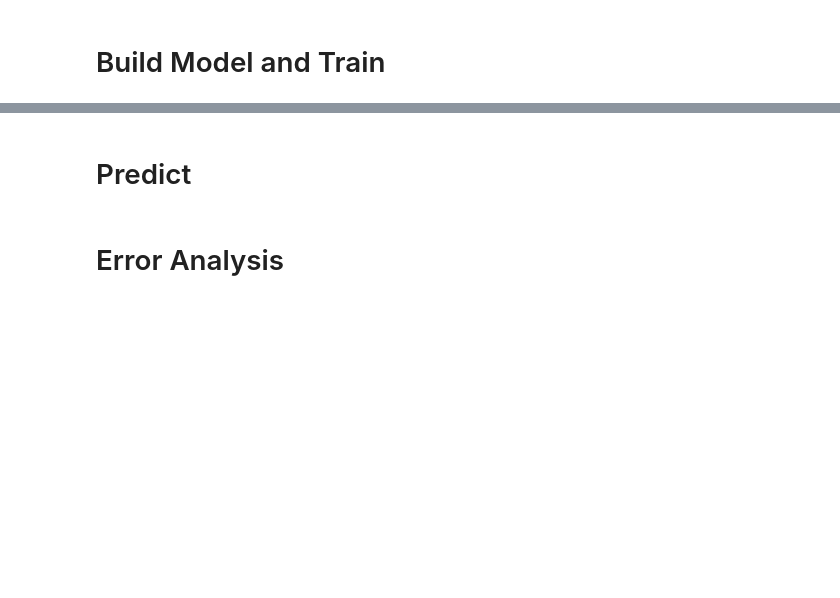
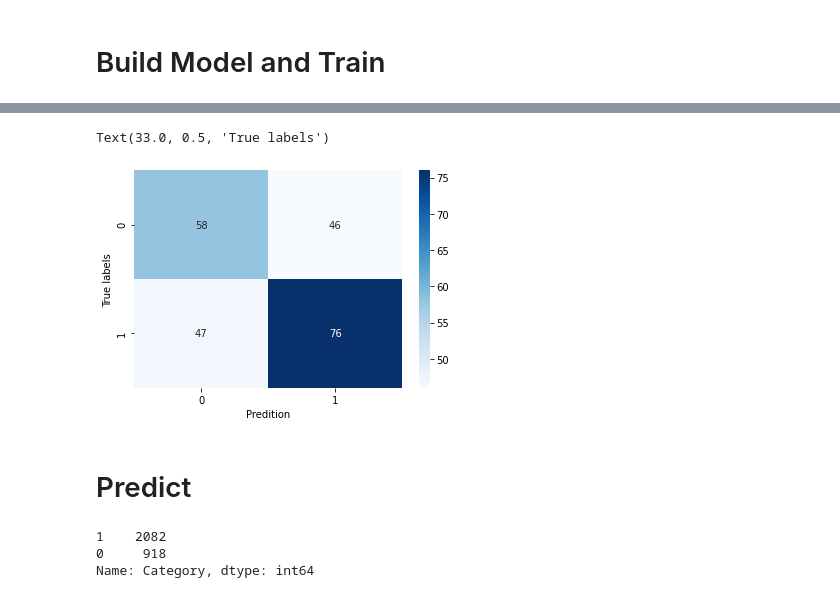
Before and after one commit to RuolinZheng08/ttic31190-natural-language-processing, a Jupyter notebook: hw4/rnn-classifier.ipynb, the cells around one changed output, grey strips where cells are left out. Cells and saved outputs as stored; diff of their text form; code cells hidden in the pictures; blank space fills up the shorter version.

```diff
--- a/hw4/rnn-classifier.ipynb
+++ b/hw4/rnn-classifier.ipynb
@@ -221,13 +223,9 @@ def eval(model, df, device, threshold=0.5):
     threshold: binary probability cutoff
     """
     preds = np.empty(len(df))
-    progress_bar_inner = trange(len(df))
-    for idx in progress_bar_inner:
+    for idx in range(len(df)):
         first = df.line1_num[idx].unsqueeze(1).to(device)
         second = df.line2_num[idx].unsqueeze(1).to(device)
-        label = df.is_paraphrase[idx]
-        label = torch.tensor(label, dtype=torch.float).unsqueeze(0).to(device)
-
         out = model(first, second)
         preds[idx] = out.item()
 
@@ -302,2 +333,10 @@ df.to_csv('output/rnn_results.csv', index=False)
+# %%
+conf_mat = confusion_matrix(devtest_df.is_paraphrase, preds)
+ax = sns.heatmap(conf_mat, annot=True, fmt='d', cmap='Blues')
+ax.set_xlabel('Predition')
+ax.set_ylabel('True labels')
+# %% [output]
+Text(33.0, 0.5, 'True labels')
+[figure, added]
 # %% [markdown]
 # Predict
@@ -306,2 +342,0 @@ eval(loaded, devtest, device)
-# %% [markdown]
-# Error Analysis
@@ -307,0 +352,6 @@ eval(loaded, devtest, device)
+# %%
+submission.Category.value_counts()
+# %% [output]
+1    2082
+0     918
+Name: Category, dtype: int64
```
Also changed, not shown: parts of 16 cells of this notebook.
